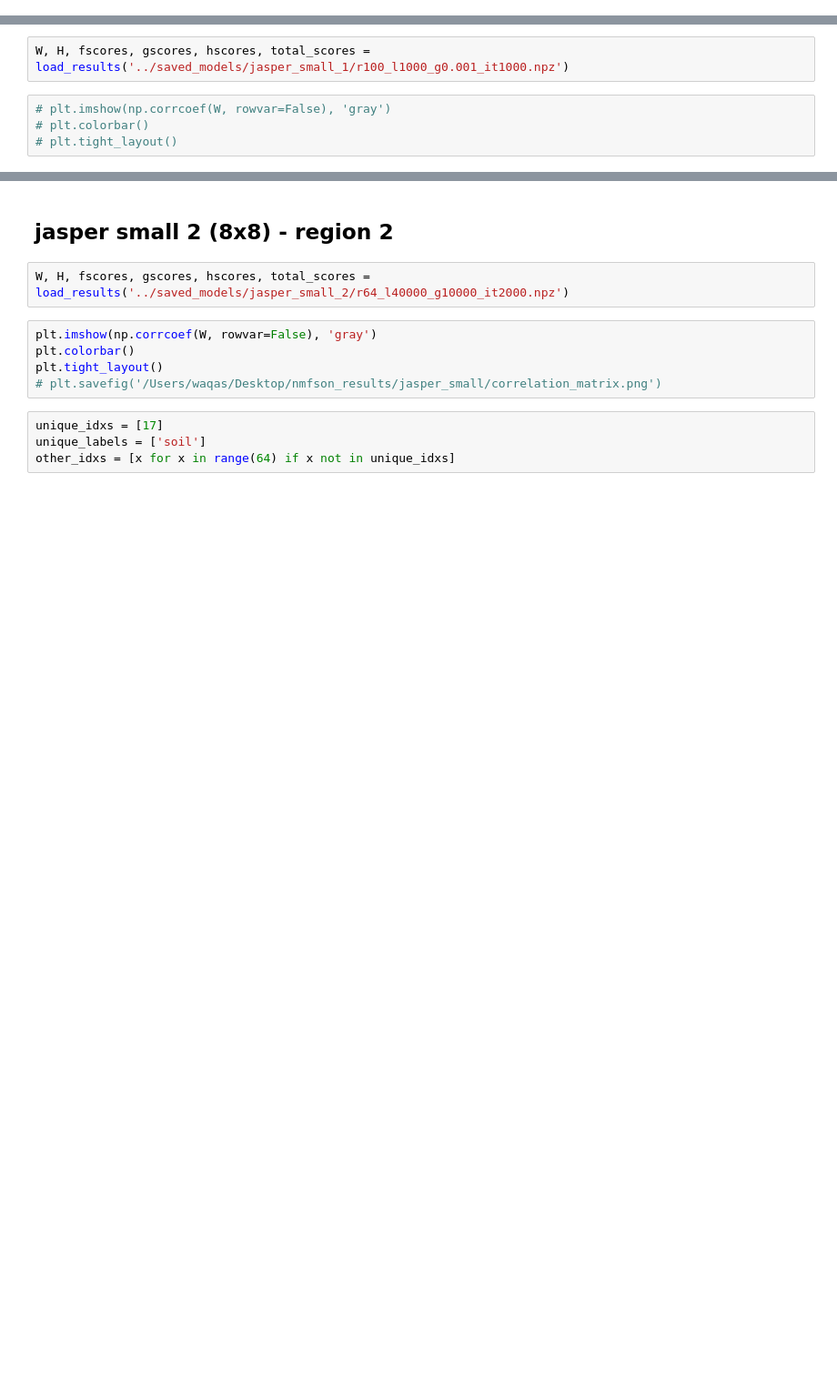
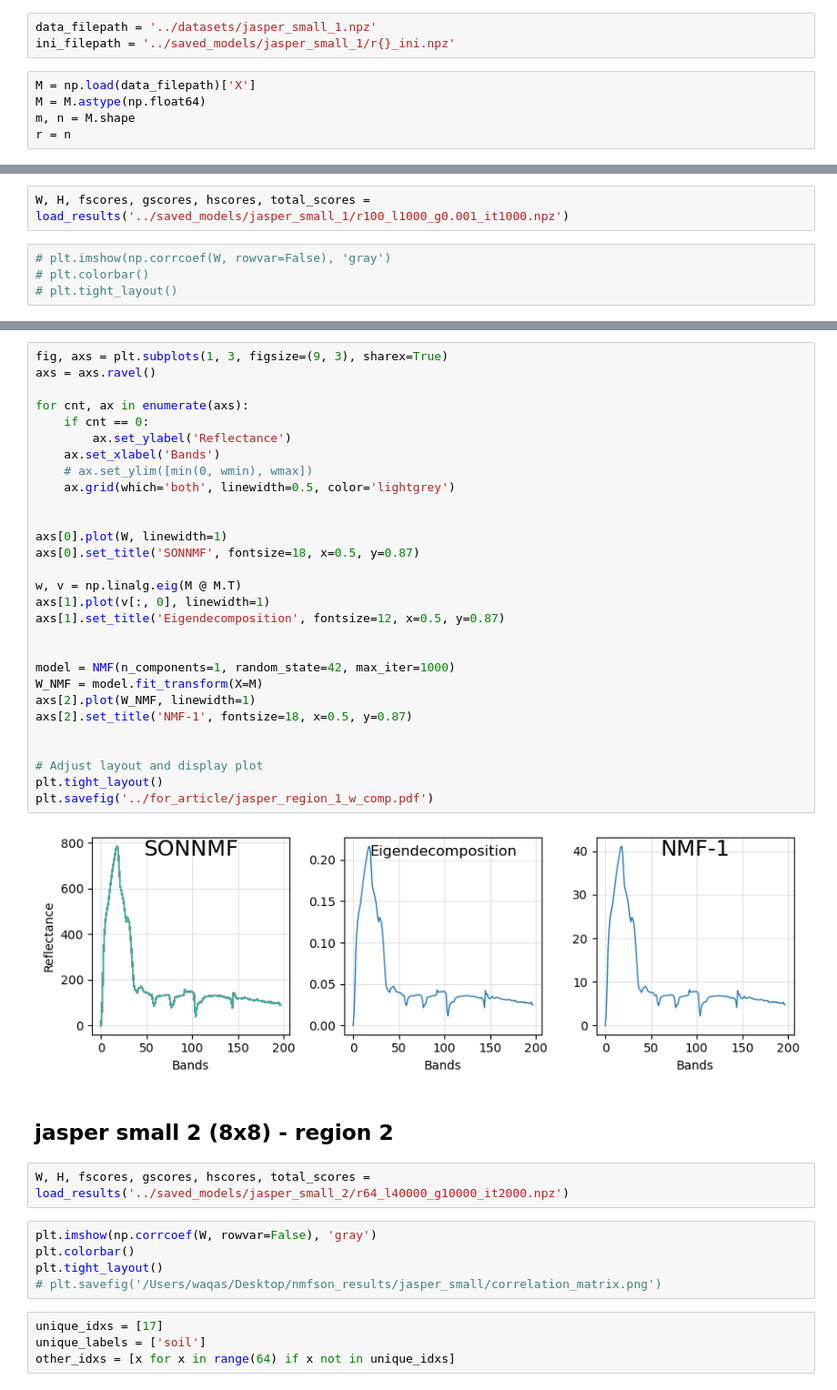
Before and after one commit to waqasbinhamed/sonnmf, a Jupyter notebook: experimental/notebooks/plots for article.ipynb, the cells around one changed output, grey strips where cells are left out. Shown at 91% size. Saved outputs shown, nothing was run; the diff lists cells and outputs as text; blank space fills up the shorter version.

Commit message:
added code for comparison of 1 component region

```diff
--- a/experimental/notebooks/plots for article.ipynb
+++ b/experimental/notebooks/plots for article.ipynb
@@ -189,2 +191,10 @@ plt.savefig('../for_article/synthetic_r8_iterations.pdf')
 # %% [markdown]
 ## jasper small 1 (10x10) - region 1
+# %%
+data_filepath = '../datasets/jasper_small_1.npz'
+ini_filepath = '../saved_models/jasper_small_1/r{}_ini.npz'
+# %%
+M = np.load(data_filepath)['X']
+M = M.astype(np.float64)
+m, n = M.shape
+r = n
@@ -213,3 +233,34 @@ plt.savefig('../for_article/jasper_region_2_w_overlapped.pdf')
+# %%
+fig, axs = plt.subplots(1, 3, figsize=(9, 3), sharex=True)
+axs = axs.ravel()
+
+for cnt, ax in enumerate(axs):
+    if cnt == 0:
+        ax.set_ylabel('Reflectance')
+    ax.set_xlabel('Bands')
+    # ax.set_ylim([min(0, wmin), wmax])
+    ax.grid(which='both', linewidth=0.5, color='lightgrey')
+
+
+axs[0].plot(W, linewidth=1)
+axs[0].set_title('SONNMF', fontsize=18, x=0.5, y=0.87)
+
+w, v = np.linalg.eig(M @ M.T)
+axs[1].plot(v[:, 0], linewidth=1)
+axs[1].set_title('Eigendecomposition', fontsize=12, x=0.5, y=0.87)
+
+
+model = NMF(n_components=1, random_state=42, max_iter=1000)
+W_NMF = model.fit_transform(X=M)
+axs[2].plot(W_NMF, linewidth=1)
+axs[2].set_title('NMF-1', fontsize=18, x=0.5, y=0.87)
+
+
+# Adjust layout and display plot
+plt.tight_layout()
+plt.savefig('../for_article/jasper_region_1_w_comp.pdf')
+# %% [output]
+[figure, added]
 # %% [markdown]
 ## jasper small 2 (8x8) - region 2
 # %%
```
Also changed, not shown: parts of 6 cells of this notebook.
